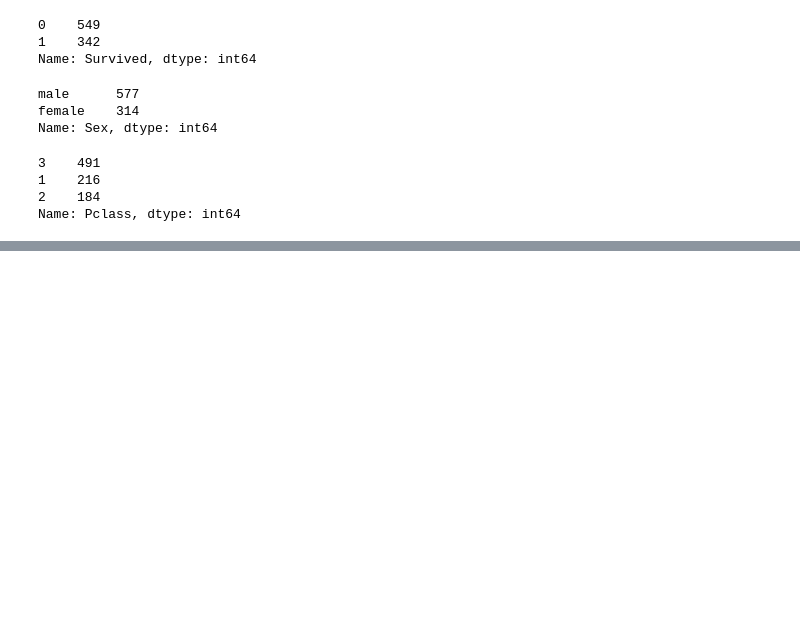
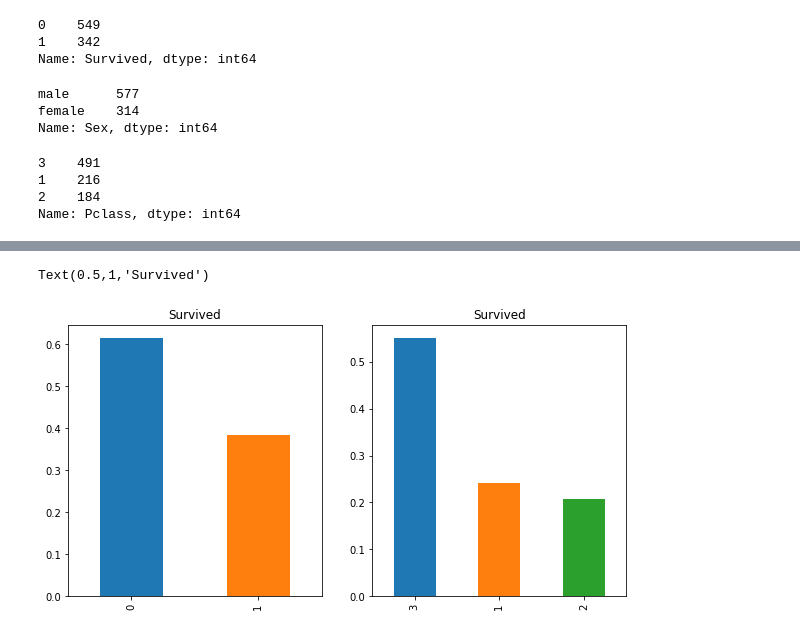
Before and after one commit to pv-912/Machine-Learning, a Jupyter notebook: Python/Titanic/Titanic.ipynb, the cells around one changed output, grey strips where cells are left out. Cells and saved outputs as stored; diff of their text form; code cells hidden in the pictures; blank space fills up the shorter version.

```diff
--- a/Python/Titanic/Titanic.ipynb
+++ b/Python/Titanic/Titanic.ipynb
@@ -92,0 +96,13 @@ Name: Pclass, dtype: int64
+# %%
+plt.figure(figsize=(10,5))
+plt.subplot2grid((1,2), (0,0))
+df.Survived.value_counts(normalize=True).plot(kind="bar")
+plt.title("Survived")
+
+
+plt.subplot2grid((1,2), (0,1))
+df.Pclass.value_counts(normalize=True).plot(kind="bar")
+plt.title("Survived")
+# %% [output]
+Text(0.5,1,'Survived')
+[figure, added]
```
Also changed, not shown: parts of 25 cells of this notebook, 5 other files.
